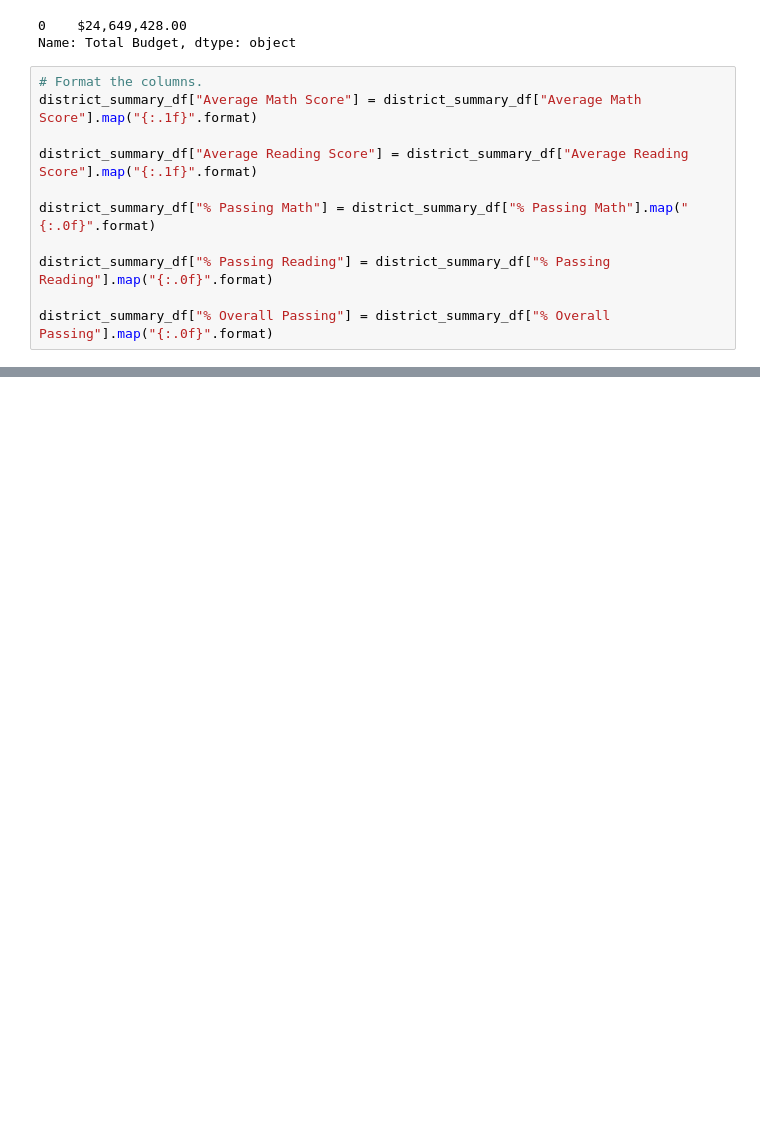
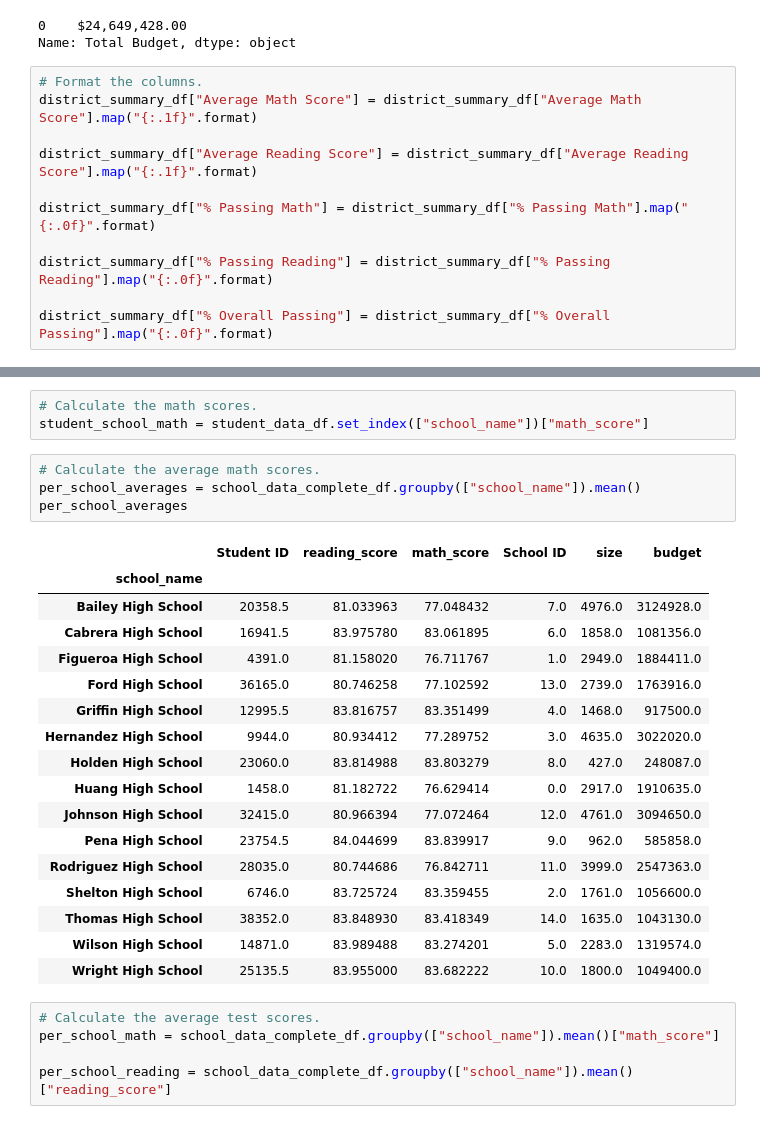
Before and after one commit to TylerTies/School_District_Analysis, a Jupyter notebook: PyCitySchools.ipynb, the cells around one changed output, grey strips where cells are left out. Cells and saved outputs as stored; diff of their text form; blank space fills up the shorter version.

Commit message:
school summary complete

```diff
--- a/PyCitySchools.ipynb
+++ b/PyCitySchools.ipynb
@@ -312,0 +464,30 @@ district_summary_df
+# %%
+# Calculate the math scores.
+student_school_math = student_data_df.set_index(["school_name"])["math_score"]
+# %%
+# Calculate the average math scores.
+per_school_averages = school_data_complete_df.groupby(["school_name"]).mean()
+per_school_averages
+# %% [output]
+|  | Student ID | reading_score | math_score | School ID | size | budget |
+| school_name |  |  |  |  |  |  |
+| Bailey High School | 20358.5 | 81.033963 | 77.048432 | 7.0 | 4976.0 | 3124928.0 |
+| Cabrera High School | 16941.5 | 83.975780 | 83.061895 | 6.0 | 1858.0 | 1081356.0 |
+| Figueroa High School | 4391.0 | 81.158020 | 76.711767 | 1.0 | 2949.0 | 1884411.0 |
+| Ford High School | 36165.0 | 80.746258 | 77.102592 | 13.0 | 2739.0 | 1763916.0 |
+| Griffin High School | 12995.5 | 83.816757 | 83.351499 | 4.0 | 1468.0 | 917500.0 |
+| Hernandez High School | 9944.0 | 80.934412 | 77.289752 | 3.0 | 4635.0 | 3022020.0 |
+| Holden High School | 23060.0 | 83.814988 | 83.803279 | 8.0 | 427.0 | 248087.0 |
+| Huang High School | 1458.0 | 81.182722 | 76.629414 | 0.0 | 2917.0 | 1910635.0 |
+| Johnson High School | 32415.0 | 80.966394 | 77.072464 | 12.0 | 4761.0 | 3094650.0 |
+| Pena High School | 23754.5 | 84.044699 | 83.839917 | 9.0 | 962.0 | 585858.0 |
+| Rodriguez High School | 28035.0 | 80.744686 | 76.842711 | 11.0 | 3999.0 | 2547363.0 |
+| Shelton High School | 6746.0 | 83.725724 | 83.359455 | 2.0 | 1761.0 | 1056600.0 |
+| Thomas High School | 38352.0 | 83.848930 | 83.418349 | 14.0 | 1635.0 | 1043130.0 |
+| Wilson High School | 14871.0 | 83.989488 | 83.274201 | 5.0 | 2283.0 | 1319574.0 |
+| Wright High School | 25135.5 | 83.955000 | 83.682222 | 10.0 | 1800.0 | 1049400.0 |
+# %%
+# Calculate the average test scores.
+per_school_math = school_data_complete_df.groupby(["school_name"]).mean()["math_score"]
+
+per_school_reading = school_data_complete_df.groupby(["school_name"]).mean()["reading_score"]
```
Also changed, not shown: parts of 16 cells of this notebook.
